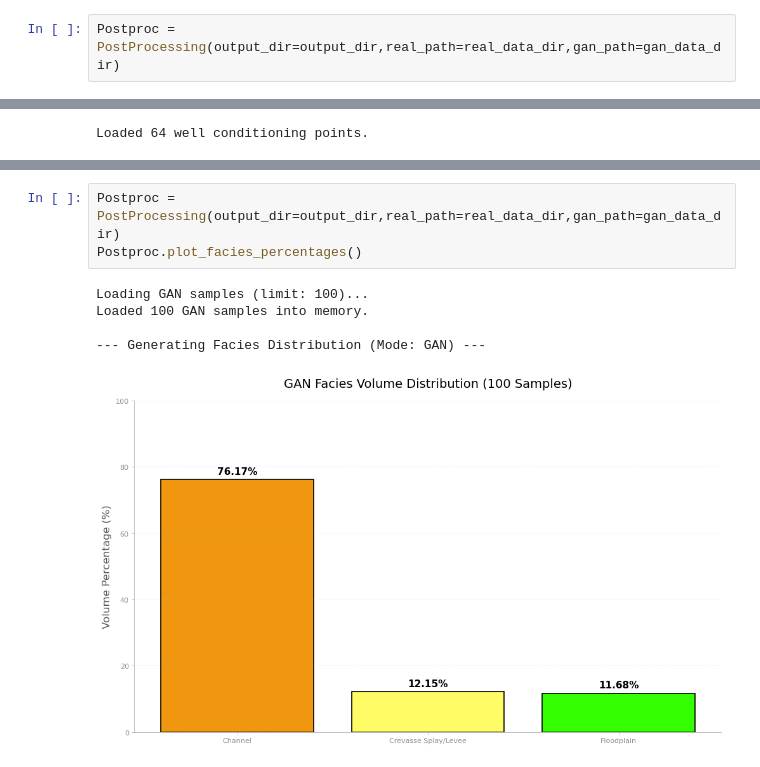
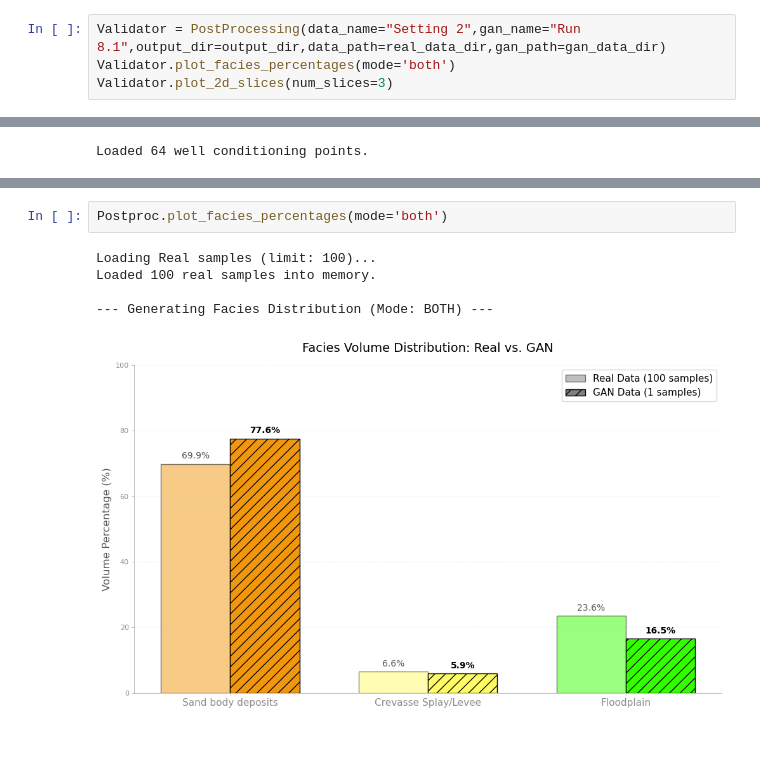
Before and after one commit to Matglassaa/Thesis-project-DGM, a Jupyter notebook: scripts/gan_pipeline/04_postprocessing/postprocessing_after_editing.ipynb, the cells around one changed output, grey strips where cells are left out. Saved outputs shown, nothing was run; the diff lists cells and outputs as text.

```diff
--- a/scripts/gan_pipeline/04_postprocessing/postprocessing_after_editing.ipynb
+++ b/scripts/gan_pipeline/04_postprocessing/postprocessing_after_editing.ipynb
@@ -54,4 +54,6 @@ Found 1 history files: C:\Users\mathi\Desktop\TU Delft\TU Delft year 5\Master Th
 # %% [markdown]
 ## Initialize postprocessing class
 # %%
-Postproc = PostProcessing(output_dir=output_dir,real_path=real_data_dir,gan_path=gan_data_dir)
+Validator = PostProcessing(data_name="Setting 2",gan_name="Run 8.1",output_dir=output_dir,data_path=real_data_dir,gan_path=gan_data_dir)
+Validator.plot_facies_percentages(mode='both')
+Validator.plot_2d_slices(num_slices=3)
@@ -94,10 +106,9 @@ Average Macro F1 Score: 1.0000
 100 rows × 2 columns
 # %%
-Postproc = PostProcessing(output_dir=output_dir,real_path=real_data_dir,gan_path=gan_data_dir)
-Postproc.plot_facies_percentages()
+Postproc.plot_facies_percentages(mode='both')
 # %% [output]
-Loading GAN samples (limit: 100)...
-Loaded 100 GAN samples into memory.
+Loading Real samples (limit: 100)...
+Loaded 100 real samples into memory.
 
---- Generating Facies Distribution (Mode: GAN) ---
+--- Generating Facies Distribution (Mode: BOTH) ---
-[figure, old version]
+[figure, new version]
```
Also changed, not shown: parts of 6 cells of this notebook, 4 other files.
